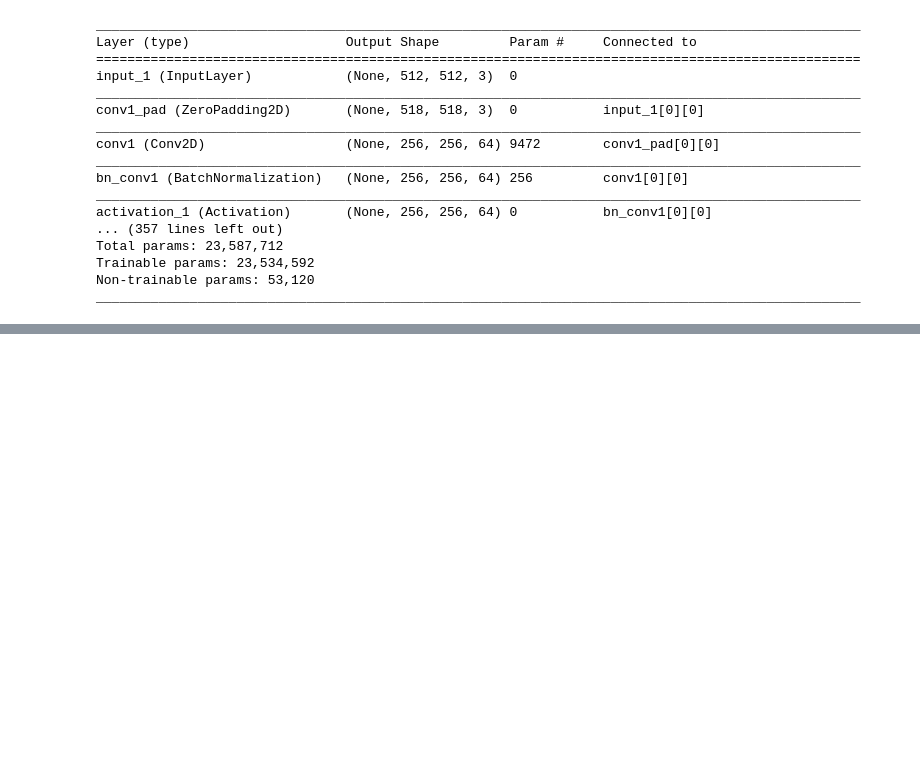
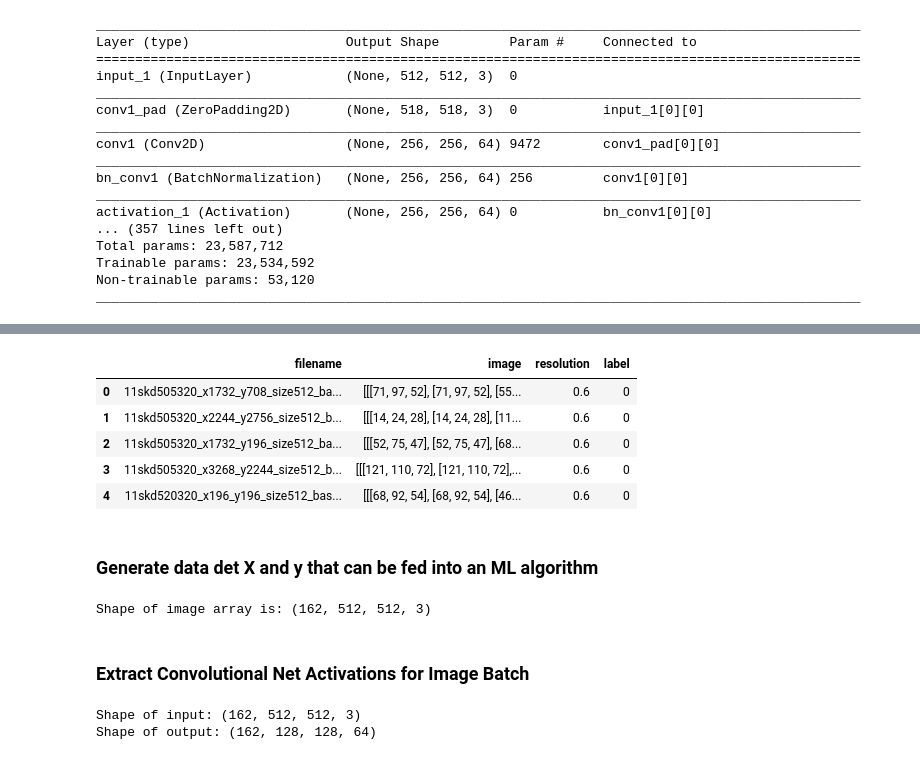
Before and after one commit to peterweber85/MasterThesis, a Jupyter notebook: Notebooks/ResNetActivations.ipynb, the cells around one changed output, grey strips where cells are left out. Drawn from its saved outputs; the diff is of its cells as text; code cells hidden in the pictures; blank space fills up the shorter version.

```diff
--- a/Notebooks/ResNetActivations.ipynb
+++ b/Notebooks/ResNetActivations.ipynb
@@ -85,0 +95,9 @@ plt.matshow(activation[0, :, :, filter_no], cmap='viridis')
+# %%
+sizes = {}
+base_res = 0.3
+base_size = 512
+for factor in range(2, 11):
+    res = round(base_res * factor,1)
+    size = round(base_size/factor)
+    sizes[res] = (size, size)
+print("\nSizes dictionary:\n", sizes)
@@ -85,0 +135,28 @@ plt.matshow(activation[0, :, :, filter_no], cmap='viridis')
+# %%
+df_degraded = ima.load_degraded_images_into_df(df_images, sizes, label = True)
+
+
+df_images = df_images.append(df_degraded)
+df_degraded.head()
+# %% [output]
+|  | filename | image | resolution | label |
+| 0 | 11skd505320_x1732_y708_size512_ba... | [[[71, 97, 52], [71, 97, 52], [55... | 0.6 | 0 |
+| 1 | 11skd505320_x2244_y2756_size512_b... | [[[14, 24, 28], [14, 24, 28], [11... | 0.6 | 0 |
+| 2 | 11skd505320_x1732_y196_size512_ba... | [[[52, 75, 47], [52, 75, 47], [68... | 0.6 | 0 |
+| 3 | 11skd505320_x3268_y2244_size512_b... | [[[121, 110, 72], [121, 110, 72],... | 0.6 | 0 |
+| 4 | 11skd520320_x196_y196_size512_bas... | [[[68, 92, 54], [68, 92, 54], [46... | 0.6 | 0 |
+# %% [markdown]
+### Generate data det X and y that can be fed into an ML algorithm
+# %%
+RESOLUTION = 0.3
+
+X, y = dl.generate_X_y_from_df(df_images, RESOLUTION)
+# %% [output]
+Shape of image array is: (162, 512, 512, 3)
+# %% [markdown]
+### Extract Convolutional Net Activations for Image Batch
+# %%
+X = dl.get_activations(X, base_model, activation = 2)
+# %% [output]
+Shape of input: (162, 512, 512, 3)
+Shape of output: (162, 128, 128, 64)
```
Also changed, not shown: parts of 21 cells of this notebook, 7 other files.
